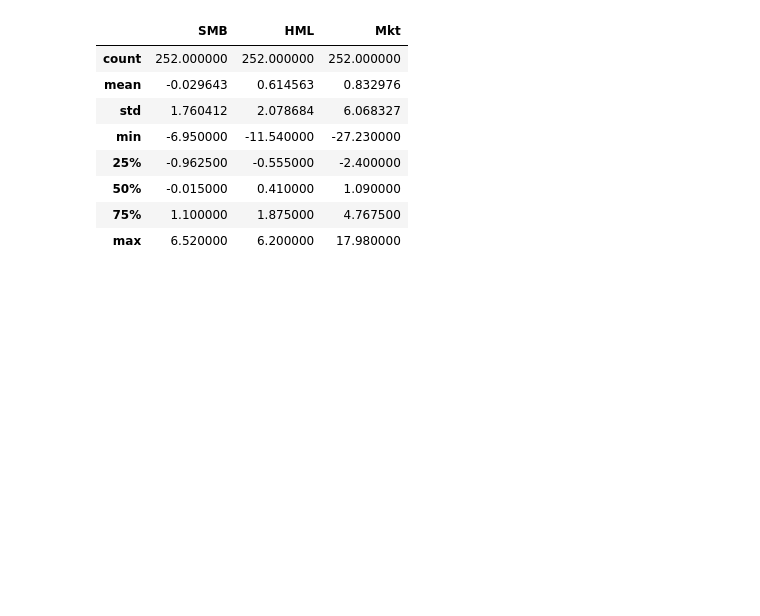
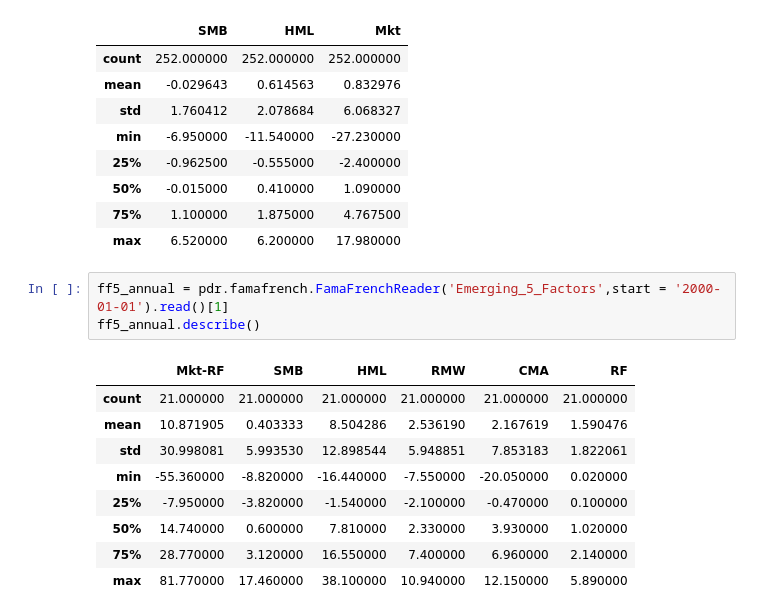
Before and after one commit to wingwingz/AFP, a Jupyter notebook: Risk Premia/single_factor_performance.ipynb, the cells around one changed output. Drawn from its saved outputs; the diff is of its cells as text; blank space fills up the shorter version.

```diff
--- a/Risk Premia/single_factor_performance.ipynb
+++ b/Risk Premia/single_factor_performance.ipynb
@@ -43,3 +43,16 @@ ff5_new[cols].describe()
 | 50% | -0.015000 | 0.410000 | 1.090000 |
 | 75% | 1.100000 | 1.875000 | 4.767500 |
 | max | 6.520000 | 6.200000 | 17.980000 |
+# %%
+ff5_annual = pdr.famafrench.FamaFrenchReader('Emerging_5_Factors',start = '2000-01-01').read()[1]
+ff5_annual.describe()
+# %% [output]
+|  | Mkt-RF | SMB | HML | RMW | CMA | RF |
+| count | 21.000000 | 21.000000 | 21.000000 | 21.000000 | 21.000000 | 21.000000 |
+| mean | 10.871905 | 0.403333 | 8.504286 | 2.536190 | 2.167619 | 1.590476 |
+| std | 30.998081 | 5.993530 | 12.898544 | 5.948851 | 7.853183 | 1.822061 |
+| min | -55.360000 | -8.820000 | -16.440000 | -7.550000 | -20.050000 | 0.020000 |
+| 25% | -7.950000 | -3.820000 | -1.540000 | -2.100000 | -0.470000 | 0.100000 |
+| 50% | 14.740000 | 0.600000 | 7.810000 | 2.330000 | 3.930000 | 1.020000 |
+| 75% | 28.770000 | 3.120000 | 16.550000 | 7.400000 | 6.960000 | 2.140000 |
+| max | 81.770000 | 17.460000 | 38.100000 | 10.940000 | 12.150000 | 5.890000 |
```
Also changed, not shown: parts of 2 cells of this notebook, 6 other files.
